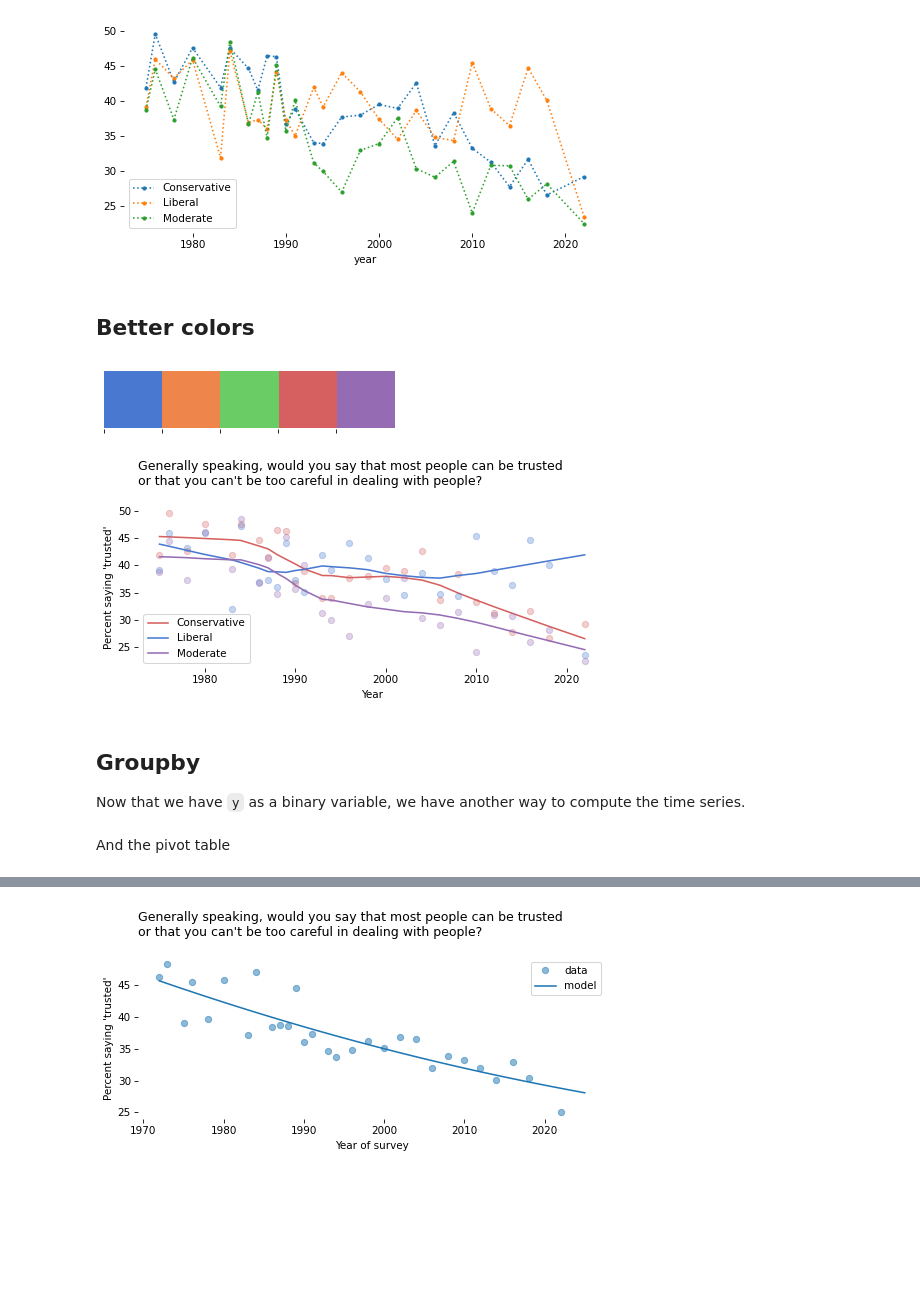
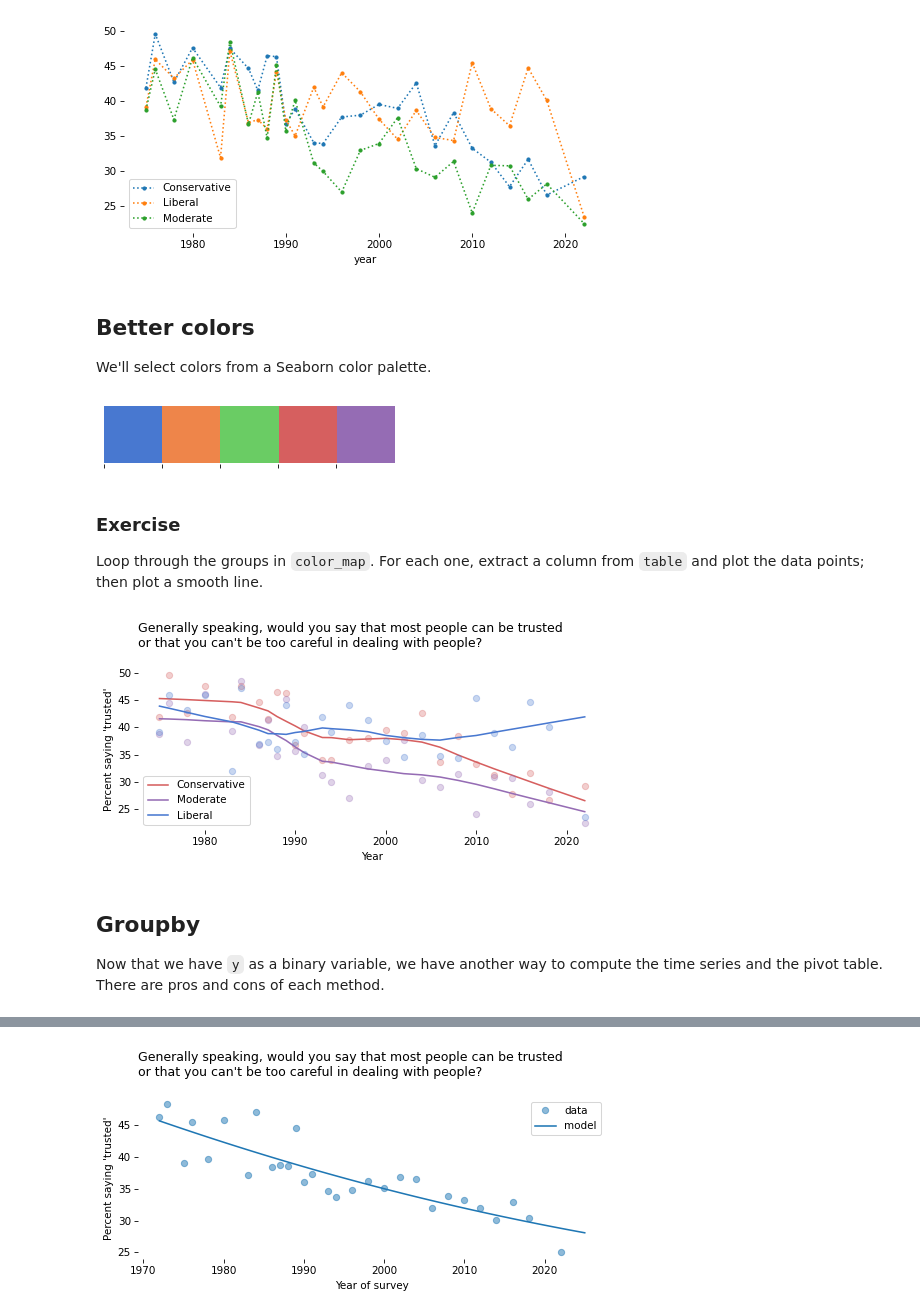
Before and after one commit to AllenDowney/SurveyDataPandas, a Jupyter notebook: _sources/01_simpson.ipynb, the cells around one changed output, grey strips where cells are left out. Saved outputs shown, nothing was run; the diff lists cells and outputs as text; code cells hidden in the pictures; blank space fills up the shorter version.

```diff
--- a/_sources/01_simpson.ipynb
+++ b/_sources/01_simpson.ipynb
@@ -371,5 +463,4 @@ x = time_series.index.to_numpy()
 
 from statsmodels.nonparametric.smoothers_lowess import lowess
 
-smooth = lowess(y, x)
-smooth
+smooth_array = lowess(y, x)
@@ -394,7 +467,7 @@ array([[1972.        ,   46.44336435],
 # %%
 # Solution
 
-index, data = np.transpose(smooth)
+index, data = np.transpose(smooth_array)
 smooth_series = pd.Series(data, index=index)
 # %%
 # Solution
@@ -414,7 +487,7 @@ def make_lowess(series, frac=0.5):
     y = series.to_numpy()
     x = series.index.to_numpy()
 
-    smooth = lowess(y, x, frac)
-    index, data = np.transpose(smooth)
+    smooth_array = lowess(y, x, frac)
+    index, data = np.transpose(smooth_array)
 
     return pd.Series(data, index=index)
@@ -526,6 +606,8 @@ decorate()
 [figure]
 # %% [markdown]
 ## Better colors
+
+We'll select colors from a Seaborn color palette.
 # %%
 # Solution
 
@@ -541,29 +623,33 @@ color_map = {
     'Moderate': muted[4],
     'Liberal': muted[0]
 }
+# %% [markdown]
+### Exercise
+
+Loop through the groups in `color_map`.
+For each one, extract a column from `table` and plot the data points; then plot a smooth line.
 # %%
 # Solution
 
-groups = ['Conservative', 'Liberal', 'Moderate']
-
-for group in groups:
+for group in color_map:
     series = table[group]
     color = color_map[group]
     series.plot(style='o', label='', color=color, alpha=0.3)
     smooth = make_lowess(series)
     smooth.plot(label=group, color=color)
 
 decorate(
     xlabel='Year',
     ylabel=ylabel,
     title=question,
 )
 # %% [output]
-[figure, old version]
+[figure, new version]
 # %% [markdown]
 ## Groupby
 
-Now that we have `y` as a binary variable, we have another way to compute the time series.
+Now that we have `y` as a binary variable, we have another way to compute the time series and the pivot table.
+There are pros and cons of each method.
 # %%
 # Solution
 
@@ -573,8 +659,6 @@ valid = gss.dropna(subset=['y'])
 
 time_series2 = valid.groupby('year')['y'].mean() * 100
 assert np.allclose(time_series, time_series2)
-# %% [markdown]
-And the pivot table
 # %%
 # Solution
 
```
Also changed, not shown: parts of 39 cells of this notebook, 10 other files.
